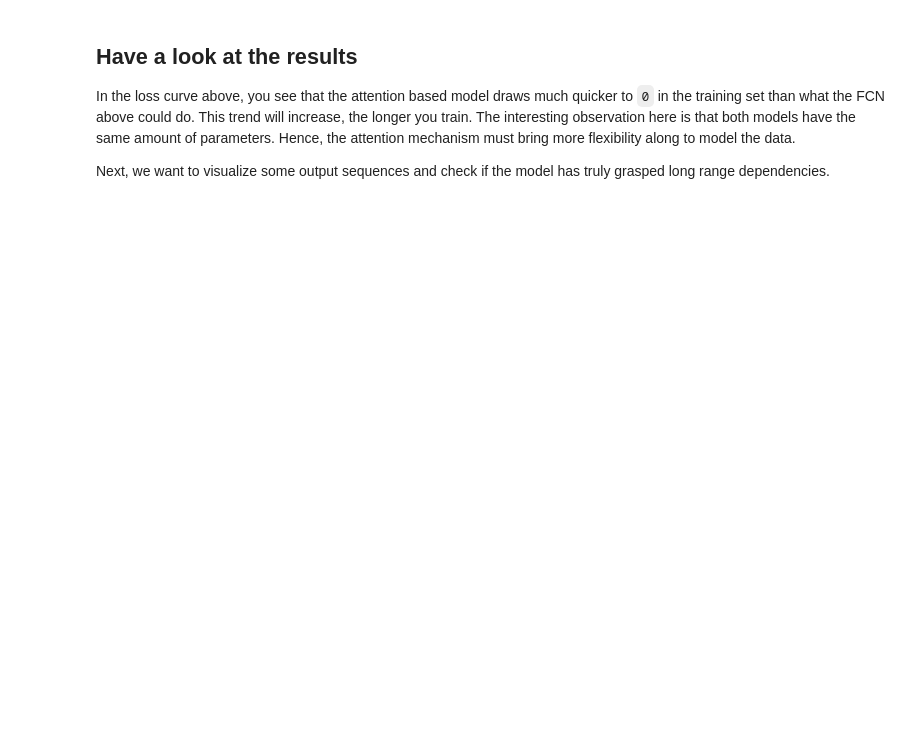
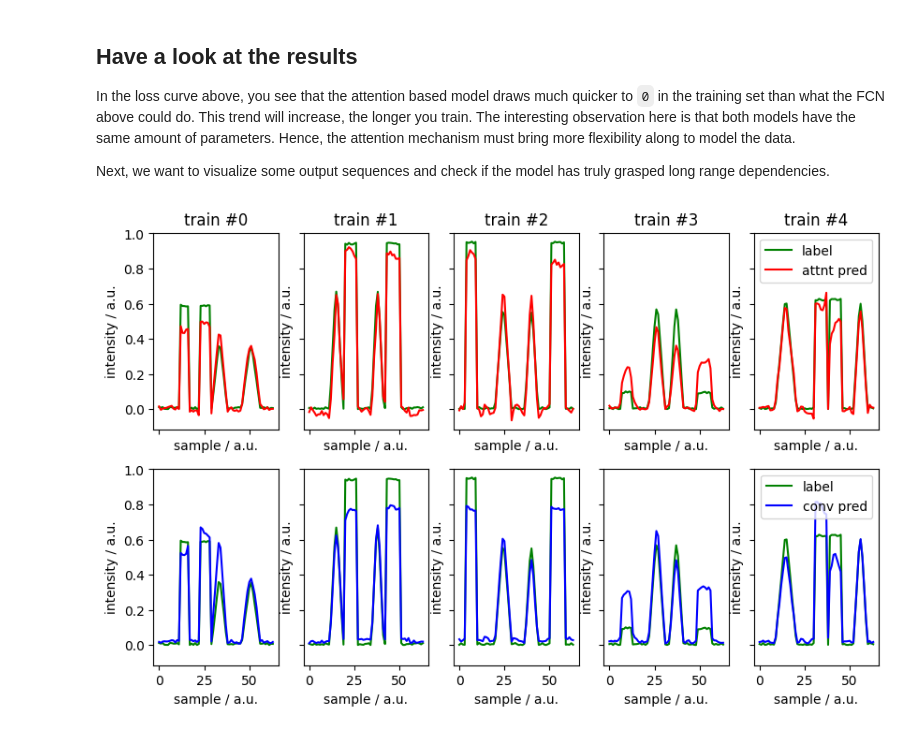
Before and after one commit to psteinb/2024-intro2ml-cern-school-of-computing, a Jupyter notebook: notebooks/03_attention.ipynb, the cells around one changed output. Saved outputs shown, nothing was run; the diff lists cells and outputs as text; code cells hidden in the pictures; blank space fills up the shorter version.

```diff
--- a/notebooks/03_attention.ipynb
+++ b/notebooks/03_attention.ipynb
@@ -439,6 +475,7 @@ class SelfAttention(torch.nn.Module):
         query_channels: int,
         key_channels: int,
         out_dimension: int = 0,
+        conv_kernel_size: int = 1
     ):
         """
 
@@ -461,13 +498,13 @@ class SelfAttention(torch.nn.Module):
         # instead of using Linear layers, we opt for Conv1D as they use less
         # parameters and hence are less memory intensive
         self.conv_Q = torch.nn.Conv1d(
-            in_channels, query_channels, kernel_size=1, bias=False
+            in_channels, query_channels, kernel_size=conv_kernel_size, bias=False
         )
         self.conv_K = torch.nn.Conv1d(
-            in_channels, key_channels, kernel_size=1, bias=False
+            in_channels, key_channels, kernel_size=conv_kernel_size, bias=False
         )
         self.conv_V = torch.nn.Conv1d(
-            in_channels, key_channels, kernel_size=1, bias=False
+            in_channels, key_channels, kernel_size=conv_kernel_size, bias=False
         )
 
     def forward(self, x):
@@ -486,7 +523,7 @@ class SelfAttention(torch.nn.Module):
 
         return y
 # %%
-# now we want to include that into a model
+# now we want to include the SelfAttention block into a model
 class CustomAttn(torch.nn.Module):
 
     def __init__(self, inshape=x_test_.shape[-2:], num_channels=64, ksize=5):
@@ -510,7 +547,7 @@ class CustomAttn(torch.nn.Module):
                 torch.nn.ReLU()
         )
         self.layers.append(
-                SelfAttention(num_channels,num_channels,num_channels)
+                SelfAttention(num_channels,num_channels,num_channels,conv_kernel_size=1)
         )
         self.layers.append(
             torch.nn.Conv1d(num_channels, num_channels, ksize,stride=1,padding=padding )
@@ -524,7 +561,7 @@ class CustomAttn(torch.nn.Module):
         return self.layers(x)
 
 # test our model
-attmodel = CustomAttn(x_test_.shape[1:], num_channels=64)
+attmodel = CustomAttn(x_test_.shape[1:], num_channels=32)
 output = attmodel(first_x)
 assert output.shape == first_y.shape
 print(attmodel)
@@ -546,0 +628,33 @@ Next, we want to visualize some output sequences and check if the model has trul
+# %%
+# let's visualise some example predictions
+xaxis = np.arange(0, x_test_.shape[-1], 1)
+first5_x_train, first5_y_train = next(iter(train_loader))
+apred5_train = attmodel(first5_x_train[:5,...]) # predict only first 5 samples
+cpred5_train = plainfcn(first5_x_train[:5,...]) # predict only first 5 samples
+f, ax = plt.subplots(2,5, figsize=(10,6), sharex=True, sharey=True)
+
+for col in range(5):
+    labl = first5_y_train[col:col+1].detach().squeeze().numpy()
+    apred = apred5_train[col:col+1].detach().squeeze().numpy()
+    cpred = cpred5_train[col:col+1].detach().squeeze().numpy()
+    ax[0,col].plot(labl, color="green", label="label")
+    ax[0,col].plot(apred, color="red", label="attnt pred")
+    ax[0,col].set_title(f"train #{col}")
+    ax[0,col].set_ylabel("intensity / a.u.")
+    # ax[0,col].set_xlabel("sample / a.u.")
+
+    ax[1,col].plot(labl, color="green", label="label")
+    ax[1,col].plot(cpred, color="blue", label="conv pred")
+    #ax[1,col].set_title(f"train #{col}")
+    ax[1,col].set_ylabel("intensity / a.u.")
+    ax[1,col].set_xlabel("sample / a.u.")
+
+    if col == 4:
+        ax[0, col].legend(loc="best")
+        ax[1, col].legend(loc="best")
+
+
+
+f.savefig("attention_plainfcn_pred5_train.svg")
+# %% [output]
+[figure, added]
```
Also changed, not shown: parts of 14 cells of this notebook.
